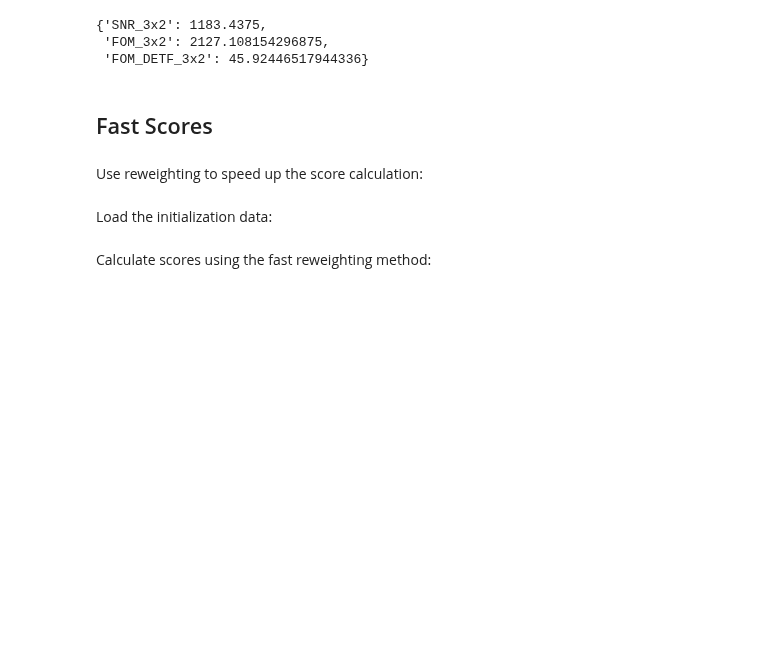
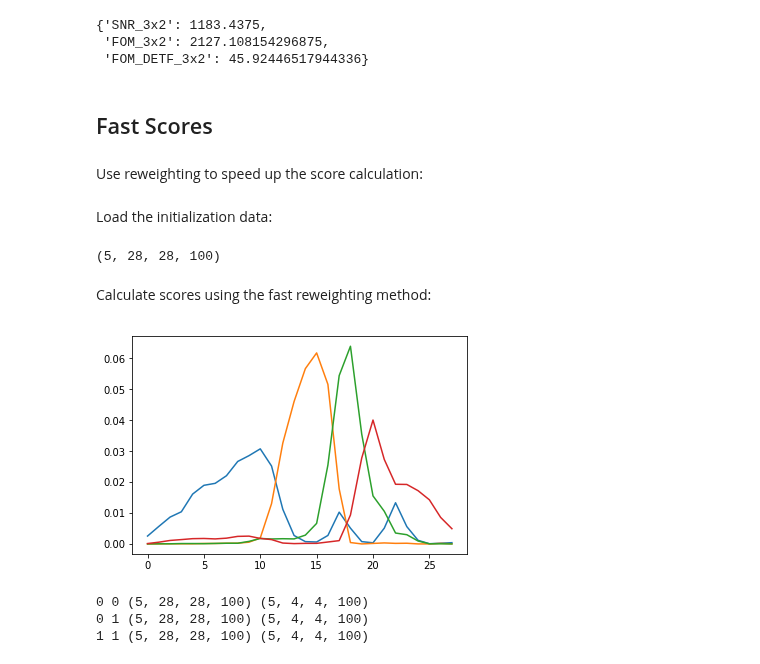
Before and after one commit to dkirkby/zotbin, a Jupyter notebook: Demo.ipynb, the cells around one changed output. Cells and saved outputs as stored; diff of their text form; code cells hidden in the pictures; blank space fills up the shorter version.

```diff
--- a/Demo.ipynb
+++ b/Demo.ipynb
@@ -84,7 +84,17 @@ from zotbin.binned import *
 Load the initialization data:
 # %%
 init_data = load_binned('binned_28.npz')
+# %%
+init_data[-1][0][0].shape
+# %% [output]
+(5, 28, 28, 100)
 # %% [markdown]
 Calculate scores using the fast reweighting method:
 # %%
 %time scores = get_binned_scores(idx_rf, z_rf, *init_data)
+# %%
+w = get_binned_weights(init_data[0], z_rf, idx_rf)
+# %%
+plt.plot(w.T);
+# %% [output]
+[figure, added]
@@ -90,0 +129,6 @@ Calculate scores using the fast reweighting method:
+# %%
+cl_out = reweight_cl([w, w], init_data[2], init_data[4])
+# %% [output]
+0 0 (5, 28, 28, 100) (5, 4, 4, 100)
+0 1 (5, 28, 28, 100) (5, 4, 4, 100)
+1 1 (5, 28, 28, 100) (5, 4, 4, 100)
```
Also changed, not shown: parts of 4 cells of this notebook, 1 other file.
